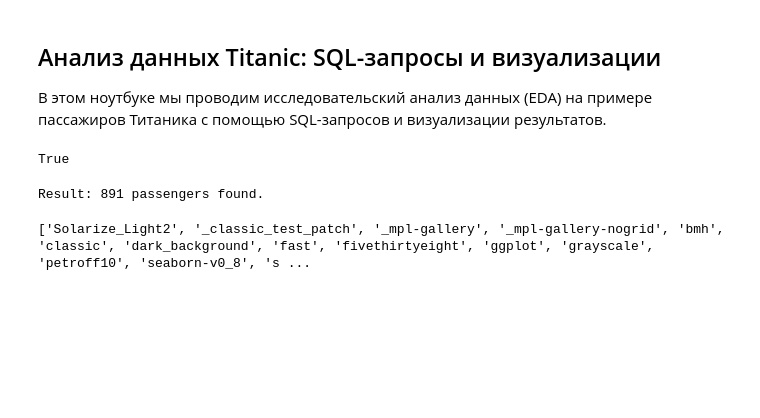
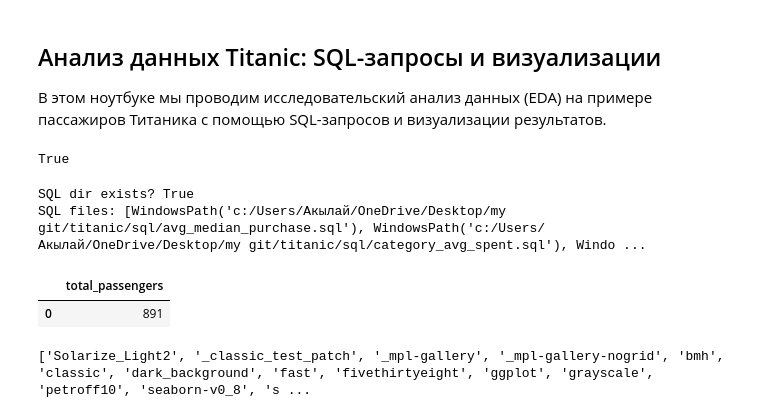
Before and after one commit to akilayx/titanic, a Jupyter notebook: notebooks/visualisation.ipynb, the cells around one changed output. Drawn from its saved outputs; the diff is of its cells as text; code cells hidden in the pictures; blank space fills up the shorter version.

```diff
--- a/notebooks/visualisation.ipynb
+++ b/notebooks/visualisation.ipynb
@@ -35,17 +42,29 @@ conn = get_db_connection()
+# %%
+from pathlib import Path
+
+# 1. Определяем корень проекта
+PROJECT_ROOT = Path.cwd().parent  # родитель папки notebooks
+SQL_DIR = PROJECT_ROOT / "sql"
+
+# 2. Проверяем наличие файлов
+print("SQL dir exists?", SQL_DIR.exists())
+print("SQL files:", list(SQL_DIR.glob("*.sql")))
+
+# 3. Универсальная функция для загрузки SQL
+def load_sql(filename):
+    path = SQL_DIR / filename
+    if not path.exists():
+        raise FileNotFoundError(f"SQL file not found: {path}")
+    return path.read_text(encoding="utf-8")
+# %% [output]
+SQL dir exists? True
+SQL files: [WindowsPath('c:/Users/Акылай/OneDrive/Desktop/my git/titanic/sql/avg_median_purchase.sql'), WindowsPath('c:/Users/Акылай/OneDrive/Desktop/my git/titanic/sql/category_avg_spent.sql'), Windo ...
 # %%
-# выполним простой запрос для проверки соединения
-sql_query = """
-    -- общее количество пассажиров
-    SELECT COUNT(*) AS total_passengers
-    FROM titanic.titanic;
-"""
-
-with conn.cursor() as cur:
-    cur.execute(sql_query)
-    result = cur.fetchone()
-    print(f"Result: {result[0]} passengers found.")
+query= load_sql("total_count.sql")
+df_total_count
 # %% [output]
-Result: 891 passengers found.
+|  | total_passengers |
+| 0 | 891 |
 # %%
 import matplotlib.pyplot as plt
 print(plt.style.available)
```
Also changed, not shown: parts of 19 cells of this notebook.
